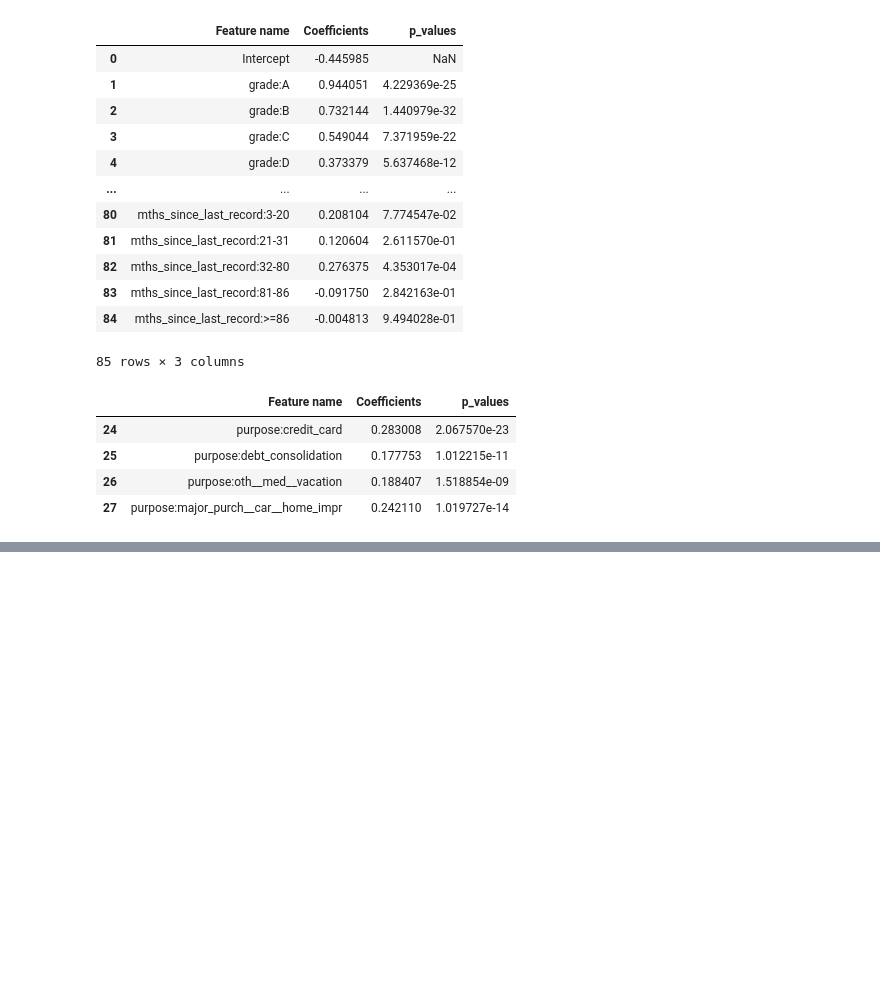
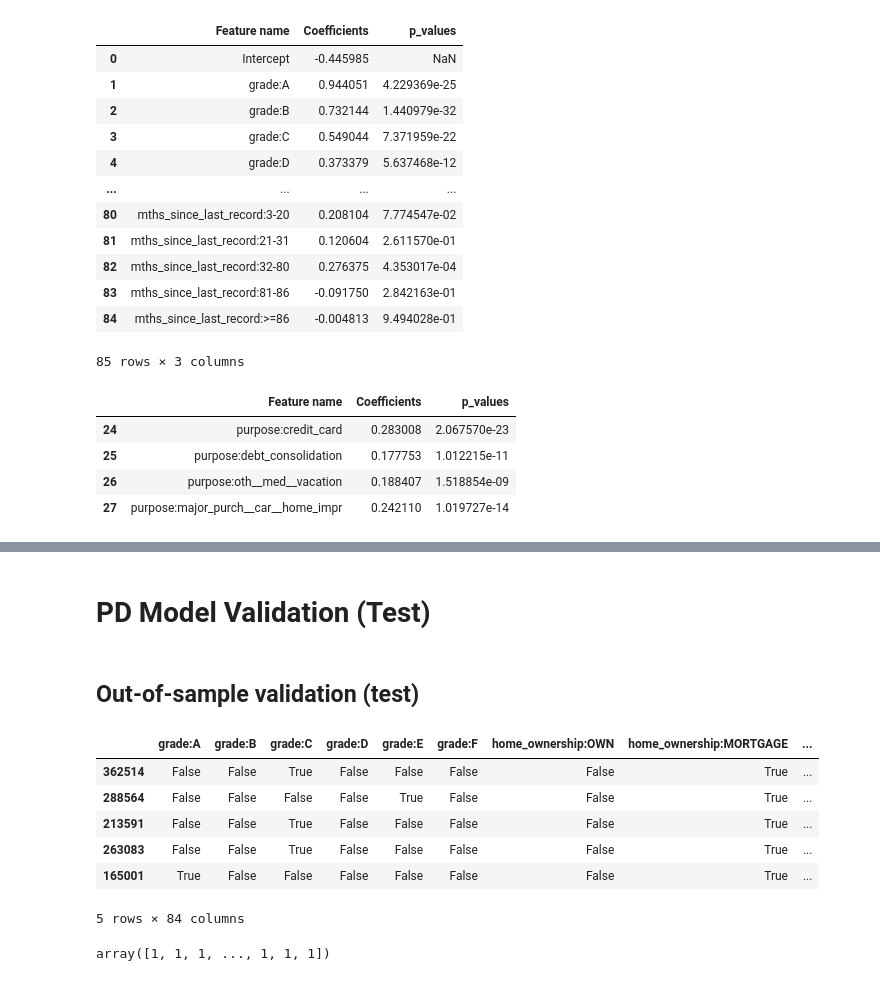
Before and after one commit to pbdanny/PythonProject, a Jupyter notebook: credit_risk_modeling/notebook/CreditRiskModeling_PDModel.ipynb, the cells around one changed output, grey strips where cells are left out. Saved outputs shown, nothing was run; the diff lists cells and outputs as text; code cells hidden in the pictures; blank space fills up the shorter version.

```diff
--- a/credit_risk_modeling/notebook/CreditRiskModeling_PDModel.ipynb
+++ b/credit_risk_modeling/notebook/CreditRiskModeling_PDModel.ipynb
@@ -530,0 +535,4 @@ pickle.dump(reg2, open('../data/pd_model.sav', 'wb'))
+# %% [markdown]
+# PD Model Validation (Test)
+# %% [markdown]
+## Out-of-sample validation (test)
@@ -530,0 +641,29 @@ pickle.dump(reg2, open('../data/pd_model.sav', 'wb'))
+# %%
+ref_categories = ['grade:G',
+'home_ownership:RENT_OTHER_NONE_ANY',
+'addr_state:ND_NE_IA_NV_FL_HI_AL',
+'verification_status:Verified',
+'purpose:educ__sm_b__wedd__ren_en__mov__house',
+'initial_list_status:f',
+'term:60',
+'emp_length:0',
+'mths_since_issue_d:>84',
+'int_rate:>20.281',
+'mths_since_earliest_cr_line:<140',
+'inq_last_6mths:>6',
+'acc_now_delinq:0',
+'annual_inc:<20K',
+'dti:>35',
+'mths_since_last_delinq:0-3',
+'mths_since_last_record:0-2']
+# %%
+inputs_test = inputs_test_with_ref_cat.drop(ref_categories, axis = 1)
+inputs_test.head()
+# %% [output]
+|  | grade:A | grade:B | grade:C | grade:D | grade:E | grade:F | home_ownership:OWN | home_ownership:MORTGAGE | ... |
+| 362514 | False | False | True | False | False | False | False | True | ... |
+| 288564 | False | False | False | False | True | False | False | True | ... |
+| 213591 | False | False | True | False | False | False | False | True | ... |
+| 263083 | False | False | True | False | False | False | False | True | ... |
+| 165001 | True | False | False | False | False | False | False | True | ... |
+5 rows × 84 columns
@@ -530,0 +672,4 @@ pickle.dump(reg2, open('../data/pd_model.sav', 'wb'))
+# %%
+y_hat_test
+# %% [output]
+array([1, 1, 1, ..., 1, 1, 1])
```
Also changed, not shown: parts of 25 cells of this notebook.
